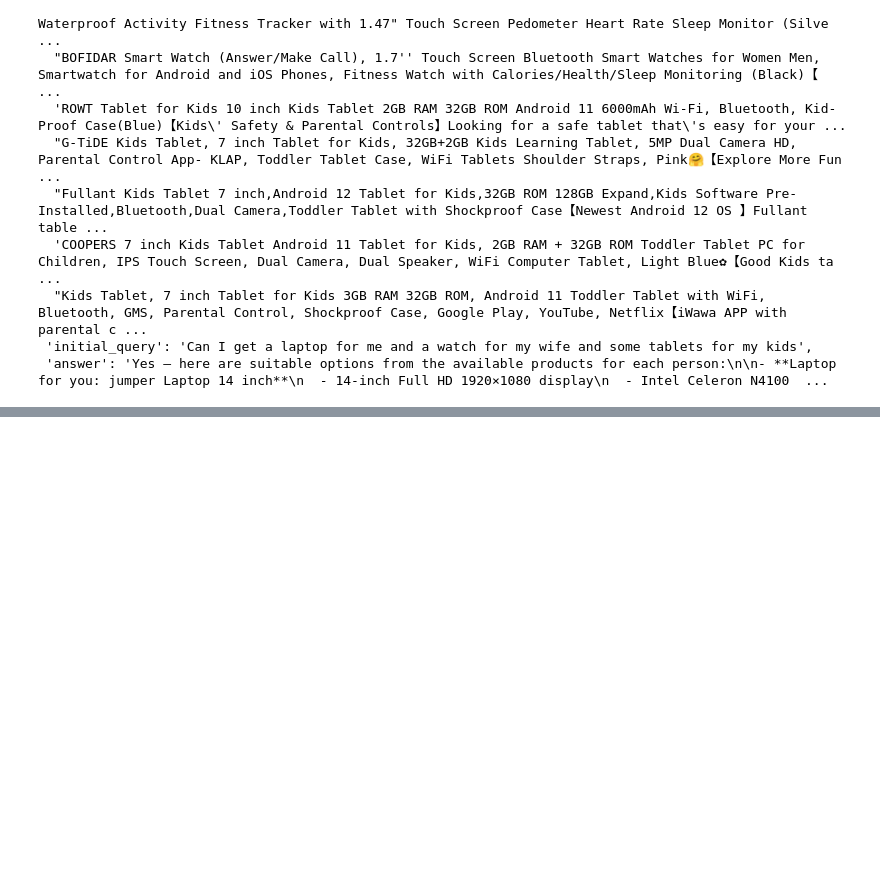
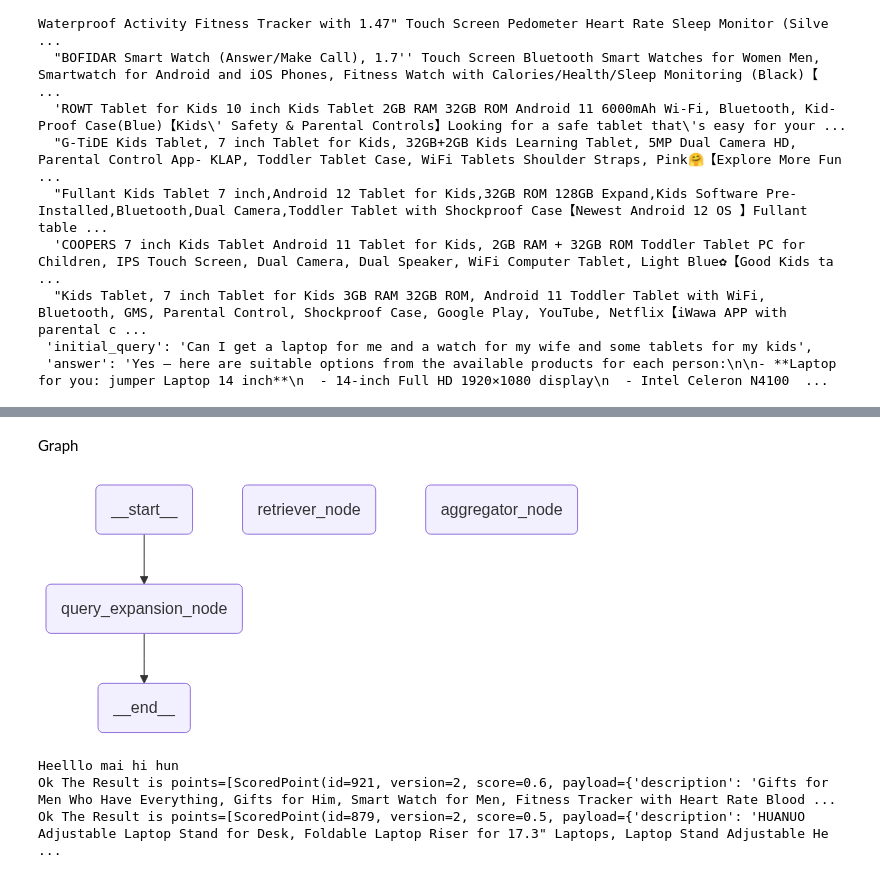
Before and after one commit to ANURAGYADAV008/Ai-engineering, a Jupyter notebook: notebook/week3/02-queryrewriting.ipynb, the cells around one changed output, grey strips where cells are left out. Saved outputs shown, nothing was run; the diff lists cells and outputs as text; code cells hidden in the pictures; blank space fills up the shorter version.

Commit message:
feat: add query rewriting and expansion notebooks with Qdrant integration

```diff
--- a/notebook/week3/02-queryrewriting.ipynb
+++ b/notebook/week3/02-queryrewriting.ipynb
@@ -376,0 +379,8 @@ result
+# %%
+class State(BaseModel):
+    expanded_query: List[str] = []
+    retrieved_context: Annotated[List[str], add] = []
+    initial_query: str = ""
+    answer: str = ""
+    query: str = ""
+    k: int = 10
@@ -376,0 +389,3 @@ result
+# %%
+class QueryExpandResponse(BaseModel):
+    query:List[str]
@@ -376,0 +440,18 @@ result
+# %%
+def query_expand_condition_edges(state:State):
+    send_messages=[]
+
+    for query in state.expanded_query:
+        send_messages.append(
+            Send(
+
+               "retriever_node",
+
+                {
+                    "query":query,
+                    "K":10
+                }
+            )
+        )
+
+    return send_messages
@@ -376,0 +560,18 @@ result
+# %% [markdown]
+Graph
+# %%
+workflow = StateGraph(State)
+workflow.add_node("query_expansion_node", query_expansion_node)
+workflow.add_node("retriever_node",  retriever_node)
+workflow.add_node("aggregator_node", aggregator_node)
+
+workflow.add_edge(START, "query_expansion_node")
+workflow.add_conditional_edges("query_expansion_node", query_expand_condition_edges)
+workflow.add_edge("retriever_node", "aggregator_node")
+workflow.add_edge("aggregator_node", END)
+
+graph = workflow.compile()
+# %%
+display(Image(graph.get_graph().draw_mermaid_png()))
+# %% [output]
+[figure, added]
@@ -376,0 +584,6 @@ result
+# %%
+result = graph.invoke(initial_state)
+# %% [output]
+Heelllo mai hi hun
+Ok The Result is points=[ScoredPoint(id=921, version=2, score=0.6, payload={'description': 'Gifts for Men Who Have Everything, Gifts for Him, Smart Watch for Men, Fitness Tracker with Heart Rate Blood ...
+Ok The Result is points=[ScoredPoint(id=879, version=2, score=0.5, payload={'description': 'HUANUO Adjustable Laptop Stand for Desk, Foldable Laptop Riser for 17.3" Laptops, Laptop Stand Adjustable He ...
```
Also changed, not shown: parts of 13 cells of this notebook, 4 other files.
